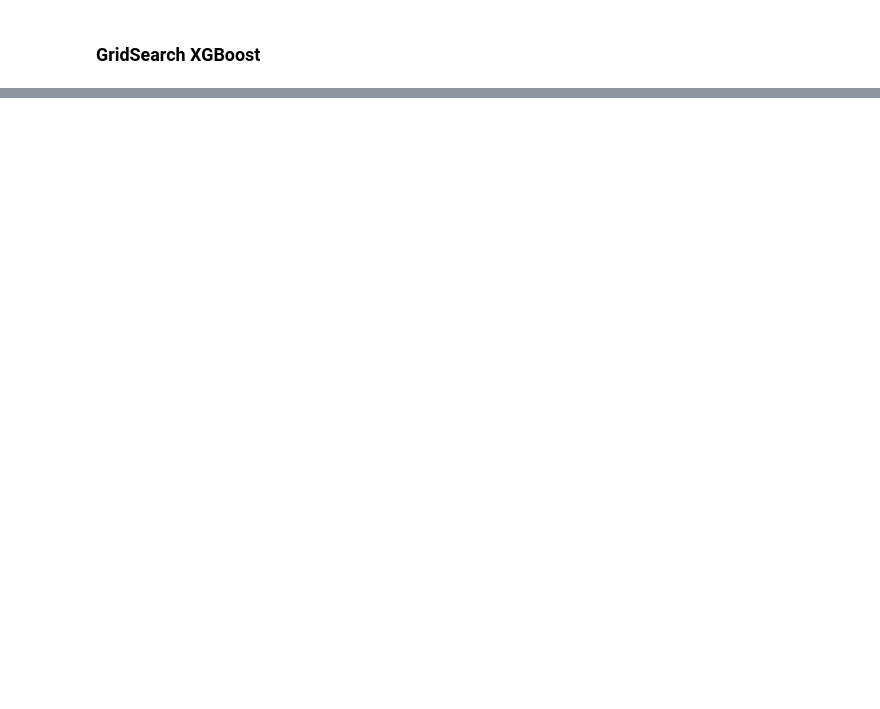
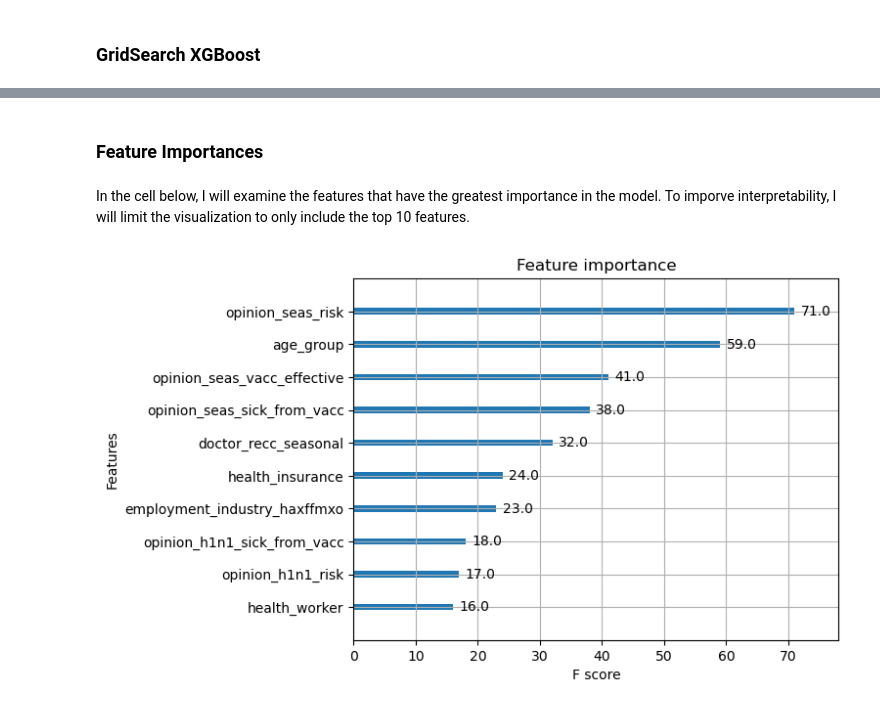
Before and after one commit to ccsurratt/seasonal_flu_vaccine_model, a Jupyter notebook: seasonal_flu_vaccine_predictive_model.ipynb, the cells around one changed output, grey strips where cells are left out. Cells and saved outputs as stored; diff of their text form; code cells hidden in the pictures; blank space fills up the shorter version.

Commit message:
Tuned final model and included markdown

```diff
--- a/seasonal_flu_vaccine_predictive_model.ipynb
+++ b/seasonal_flu_vaccine_predictive_model.ipynb
@@ -970,0 +1372,3 @@ from sklearn import tree
+# %%
+from sklearn.metrics import recall_score, make_scorer
+custom_scorer = make_scorer(recall_score, greater_is_better=True,  pos_label=0)
@@ -970,0 +1423,19 @@ from sklearn import tree
+# %%
+estimator = XGBClassifier(random_state=42)
+
+parameters = {
+    'max_depth': [1, 2, 3, 4],
+    'n_estimators': range(150, 200, 5),
+    'learning_rate': [0.090, 0.095, 0.1]
+}
+
+finetuned_xg_2 = GridSearchCV(
+    estimator=estimator,
+    param_grid=parameters,
+    n_jobs = 10,
+    scoring = custom_scorer,
+    cv = 4,
+    verbose=True
+)
+
+finetuned_xg_2.fit(X_train, y_train)
@@ -970,0 +1471,19 @@ from sklearn import tree
+# %%
+estimator = XGBClassifier(random_state=42)
+
+parameters = {
+    'max_depth': [1, 2, 3],
+    'n_estimators': range(180, 200, 2),
+    'learning_rate': [0.0950, 0.0975, 0.1000, 0.1025]
+}
+
+finetuned_xg_3 = GridSearchCV(
+    estimator=estimator,
+    param_grid=parameters,
+    n_jobs = 10,
+    scoring = custom_scorer,
+    cv = 4,
+    verbose=True
+)
+
+finetuned_xg_3.fit(X_train, y_train)
@@ -970,0 +1554,10 @@ from sklearn import tree
+# %% [markdown]
+### Feature Importances
+# %% [markdown]
+In the cell below, I will examine the features that have the greatest importance in the model. To imporve interpretability, I will limit the visualization to only include the top 10 features.
+# %%
+from xgboost import plot_importance
+
+plot_importance(finetuned_xg_3.best_estimator_, max_num_features=10);
+# %% [output]
+[figure, added]
```
Also changed, not shown: parts of 263 cells of this notebook.
